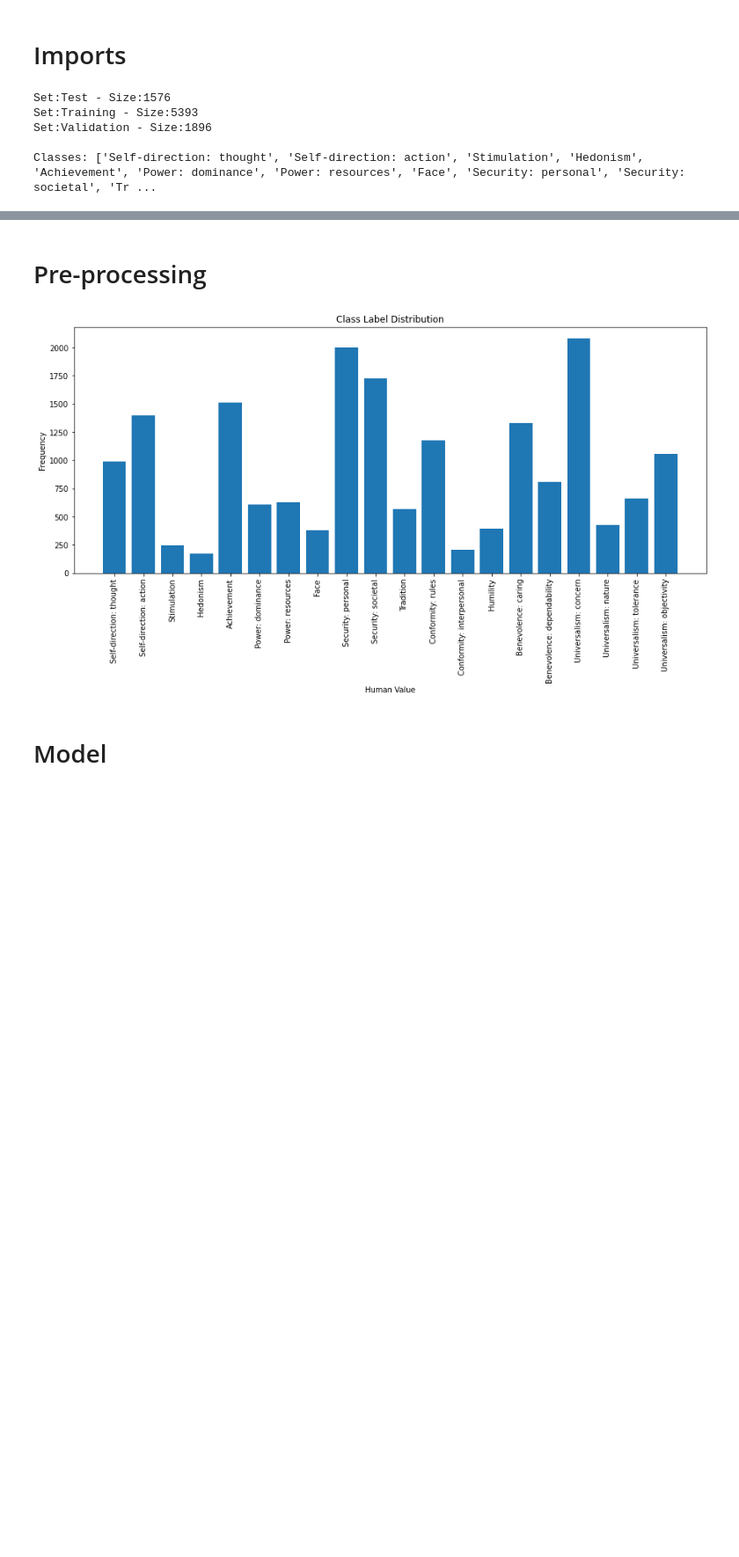
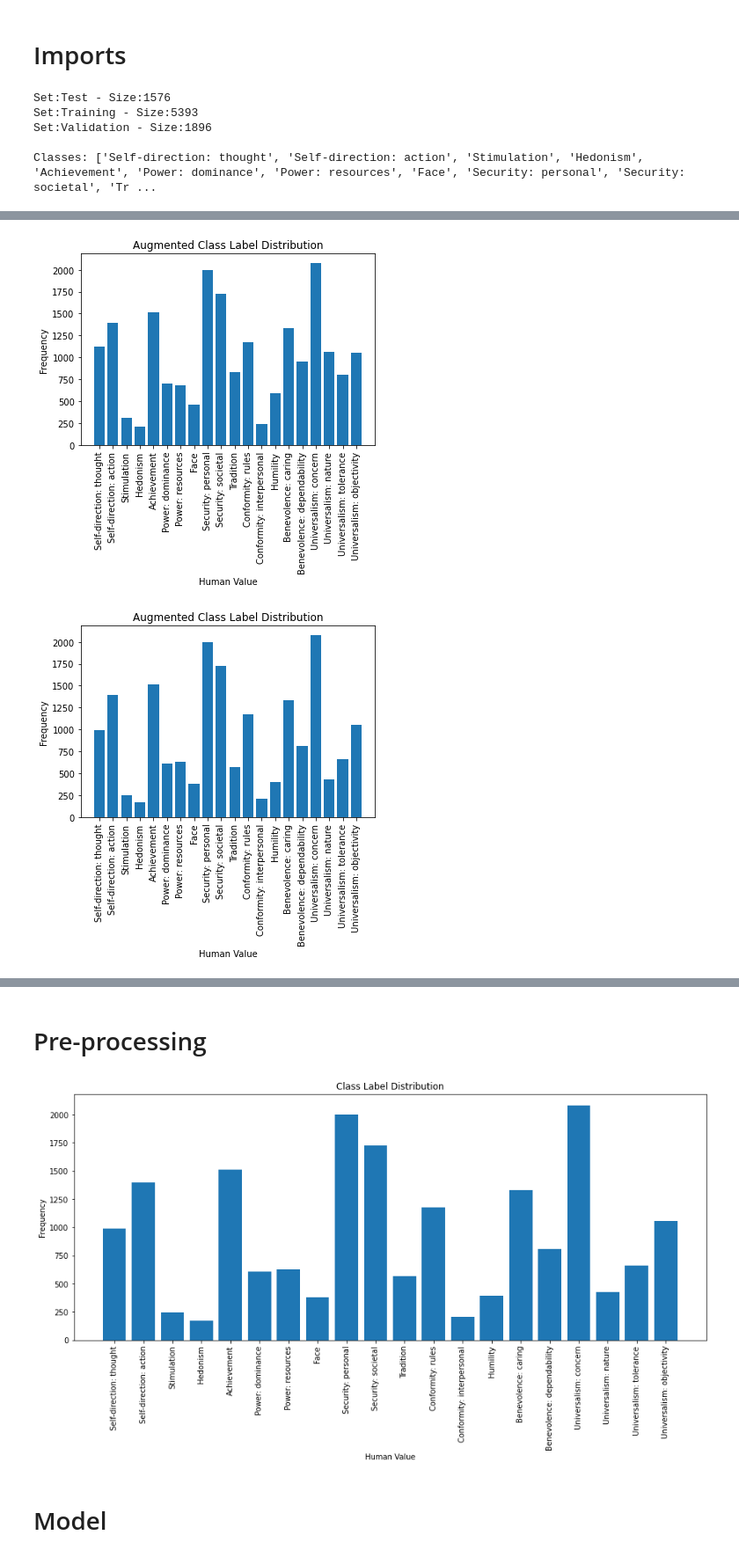
Before and after one commit to Lisa-dk/LTP, a Jupyter notebook: notebook.ipynb, the cells around one changed output, grey strips where cells are left out. Shown at 88% size. Drawn from its saved outputs; the diff is of its cells as text; code cells hidden in the pictures; blank space fills up the shorter version.

Commit message:
data augmentation and balancing

```diff
--- a/notebook.ipynb
+++ b/notebook.ipynb
@@ -43,3 +44,80 @@ Set:Training - Size:5393
 Set:Validation - Size:1896
 
 Classes: ['Self-direction: thought', 'Self-direction: action', 'Stimulation', 'Hedonism', 'Achievement', 'Power: dominance', 'Power: resources', 'Face', 'Security: personal', 'Security: societal', 'Tr ...
+# %%
+from itertools import chain
+from collections import Counter
+import random
+
+def fix_class_imbalance(data, eda=False):
+    russian_aug = np.load(os.path.join(DATA_PATH, 'train_aug', 'back_trans_ru_augm.npy'))
+    german_aug = np.load(os.path.join(DATA_PATH, 'train_aug', 'back_trans_de_augm.npy'))
+
+    data_counts = data["training"]['Labels'].sum(axis=0)
+    mean_freq = np.mean(data_counts)
+    min_classes = np.where(data_counts < mean_freq)[0]
+    max_classes = np.where(data_counts >= mean_freq)[0]
+
+    data["training_aug"] = data["training"].copy()
+    print(data["training_aug"].shape)
+
+
+    rows_to_remove = []
+    rows_to_add = []
+
+    for row_idx, row_labels in enumerate(data["training"]['Labels']):
+        # if np.sum(np.asarray(row_labels)) == 1:
+        #     class_idx = np.where(row_labels==1)
+        if not np.intersect1d( np.where(row_labels==1), max_classes).any():
+            premise = data["training"].iloc[row_idx]["Premise"]
+            if premise.lower() != russian_aug[row_idx].lower():
+                new_row = data["training"].iloc[row_idx].copy()
+                new_row["Premise"] = russian_aug[row_idx]
+                rows_to_add.append(new_row)
+
+            if premise.lower() != german_aug[row_idx].lower() and german_aug[row_idx].lower() != new_row["Premise"].lower():
+                new_row = data["training"].iloc[row_idx].copy()
+                new_row["Premise"] = german_aug[row_idx]
+                rows_to_add.append(new_row)
+
+            if eda:
+                eda = EDA()
+                prem_size = len(premise)
+                aug_premises = [eda.synonym_replacement(premise, int(prem_size*0.3)),
+                                eda.random_swap(premise,int(prem_size*0.2)),
+                                eda.random_insertion(premise, int(prem_size*0.1)),
+                                eda.random_deletion(premise, p=0.2)]
+                for aug_prem in aug_premises:
+                    new_row = data["training"].iloc[row_idx].copy()
+                    new_row["Premise"] = aug_prem
+                    rows_to_add.append(new_row)
+        elif not np.intersect1d( np.where(row_labels==1), min_classes).any():
+            rows_to_remove.append(row_idx)
+
+    print(len(rows_to_add), len(rows_to_remove))
+    rows_to_remove = random.sample(rows_to_remove, int(len(rows_to_remove)*0.2))
+    data["training_aug"] = data["training_aug"].drop(data["training_aug"].index[rows_to_remove])
+    print(data["training_aug"].shape)
+
+    data["training_aug"] = pd.concat([pd.DataFrame(rows_to_add), data["training_aug"]]).reset_index(drop=True)
+
+
+fix_class_imbalance(data, eda=True)
+print(data["training_aug"].shape)
+
+data_counts_new = data["training_aug"]['Labels'].sum(axis=0)
+plt.bar(classes, data_counts_new)
+plt.xlabel("Human Value")
+plt.xticks(rotation='vertical')
+plt.ylabel("Frequency")
+plt.title("Augmented Class Label Distribution")
+plt.show()
+
+data_counts_new = data["training"]['Labels'].sum(axis=0)
+plt.bar(classes, data_counts_new)
+plt.xlabel("Human Value")
+plt.xticks(rotation='vertical')
+plt.ylabel("Frequency")
+plt.title("Augmented Class Label Distribution")
+plt.show()
+# %% [output]
@@ -45,0 +127,2 @@ Classes: ['Self-direction: thought', 'Self-direction: action', 'Stimulation', 'H
+[figure, added]
+[figure, added]
```
Also changed, not shown: parts of 3 cells of this notebook.
